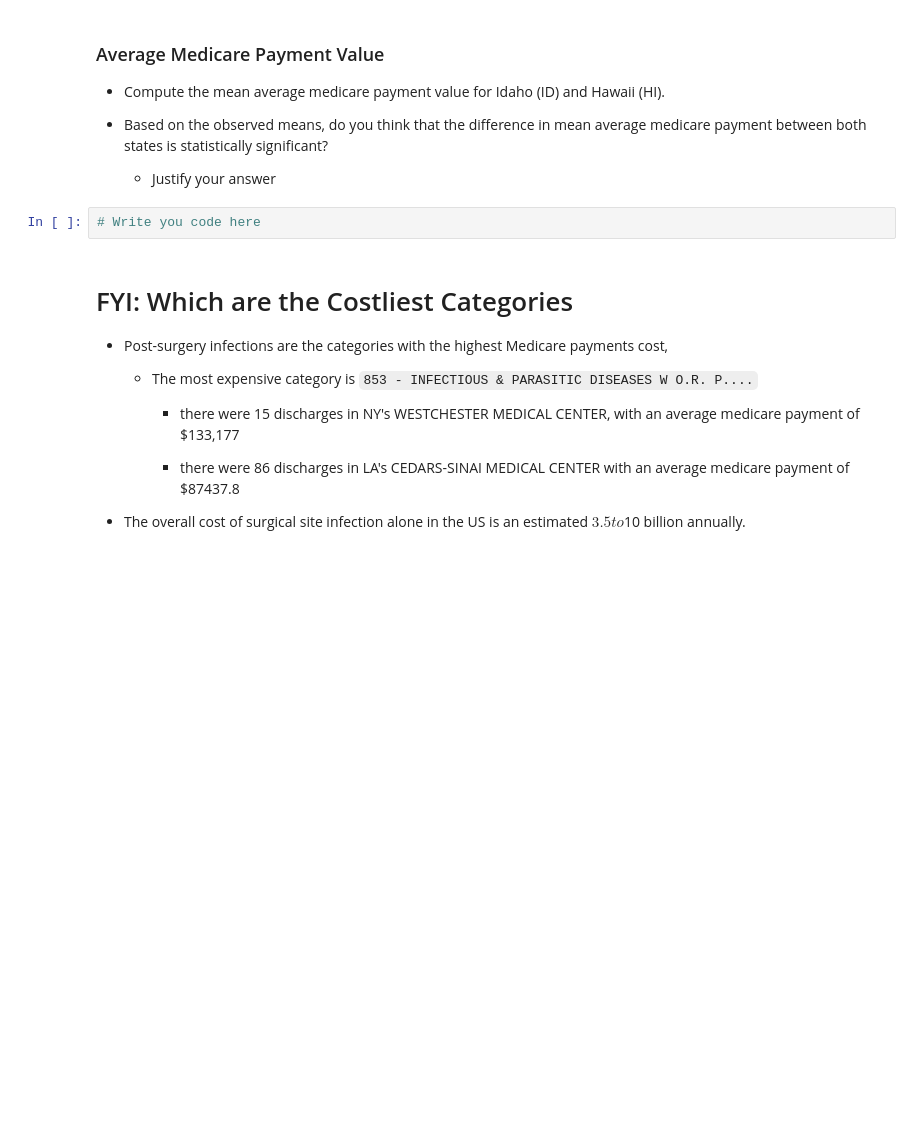
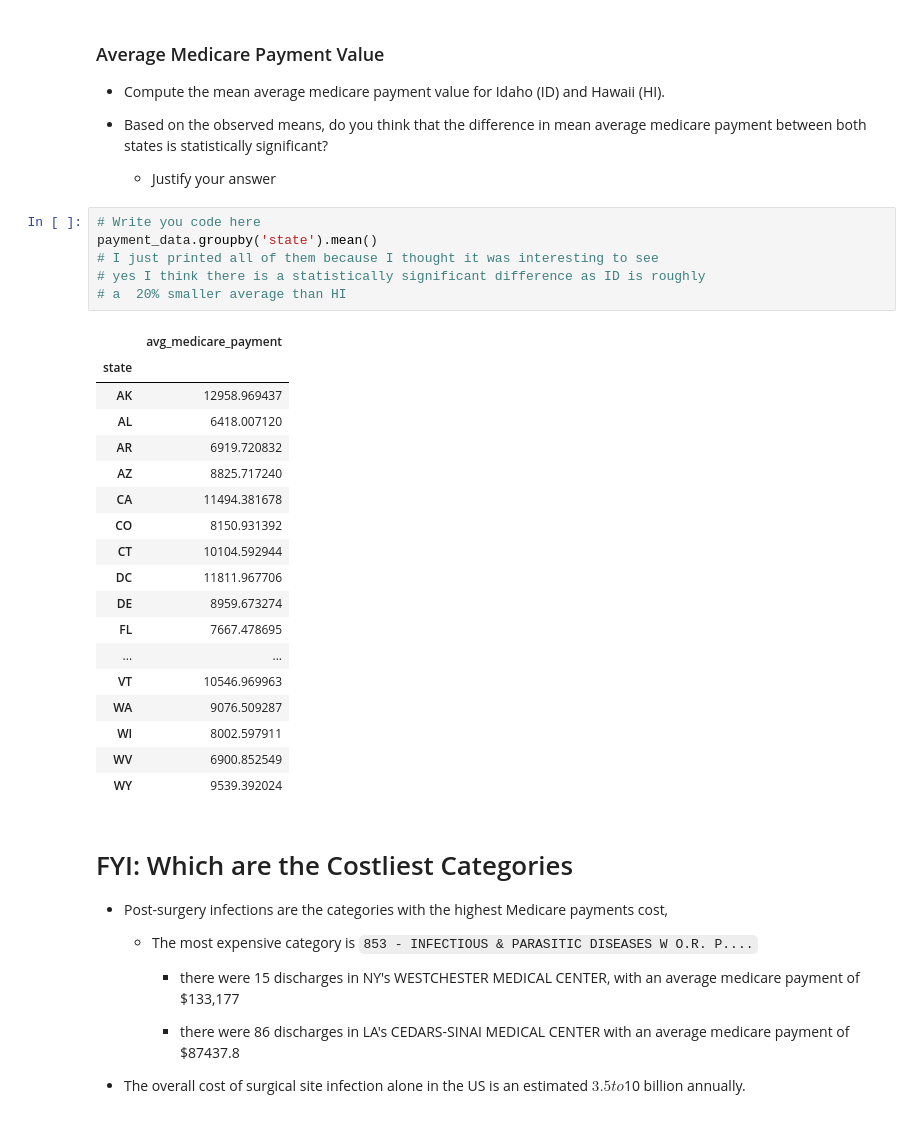
Before and after one commit to nlaranio/assignment-2-simulations-mahdi-b, a Jupyter notebook: Assignment_2.ipynb, the cells around one changed output. Cells and saved outputs as stored; diff of their text form; blank space fills up the shorter version.

```diff
--- a/Assignment_2.ipynb
+++ b/Assignment_2.ipynb
@@ -595,8 +619,31 @@ payment_data.rename(index=str, columns={'DRG Definition':'diagnostic','Provider
 * Based on the observed means, do you think that the difference in mean average medicare payment between both states is statistically significant?
 
   * Justify your answer
-# %%
-# Write you code here
+# %%
+# Write you code here
+payment_data.groupby('state').mean()
+# I just printed all of them because I thought it was interesting to see
+# yes I think there is a statistically significant difference as ID is roughly
+# a  20% smaller average than HI
+# %% [output]
+|  | avg_medicare_payment |
+| state |  |
+| AK | 12958.969437 |
+| AL | 6418.007120 |
+| AR | 6919.720832 |
+| AZ | 8825.717240 |
+| CA | 11494.381678 |
+| CO | 8150.931392 |
+| CT | 10104.592944 |
+| DC | 11811.967706 |
+| DE | 8959.673274 |
+| FL | 7667.478695 |
+| ... | ... |
+| VT | 10546.969963 |
+| WA | 9076.509287 |
+| WI | 8002.597911 |
+| WV | 6900.852549 |
+| WY | 9539.392024 |
 # %% [markdown]
 # FYI: Which are the Costliest Categories
 
```
Also changed, not shown: parts of 4 cells of this notebook.
